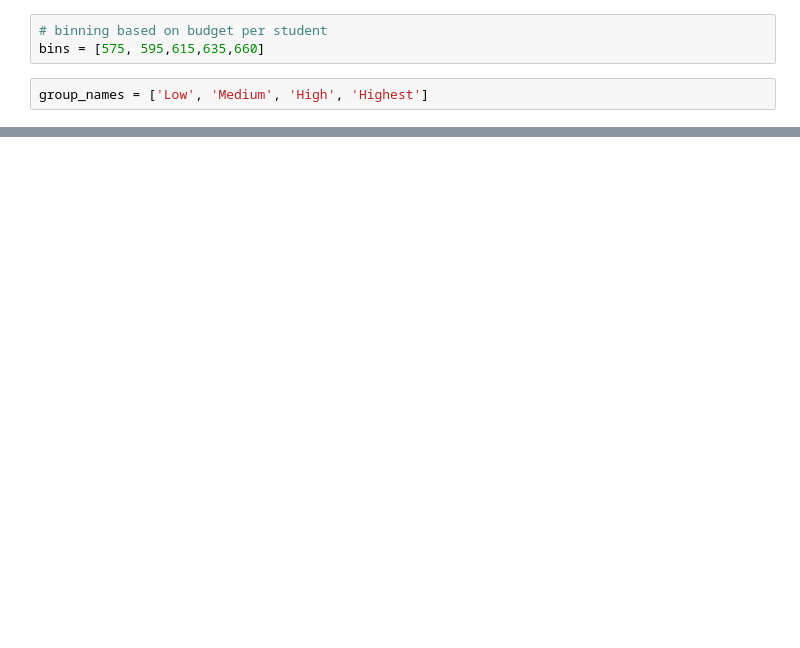
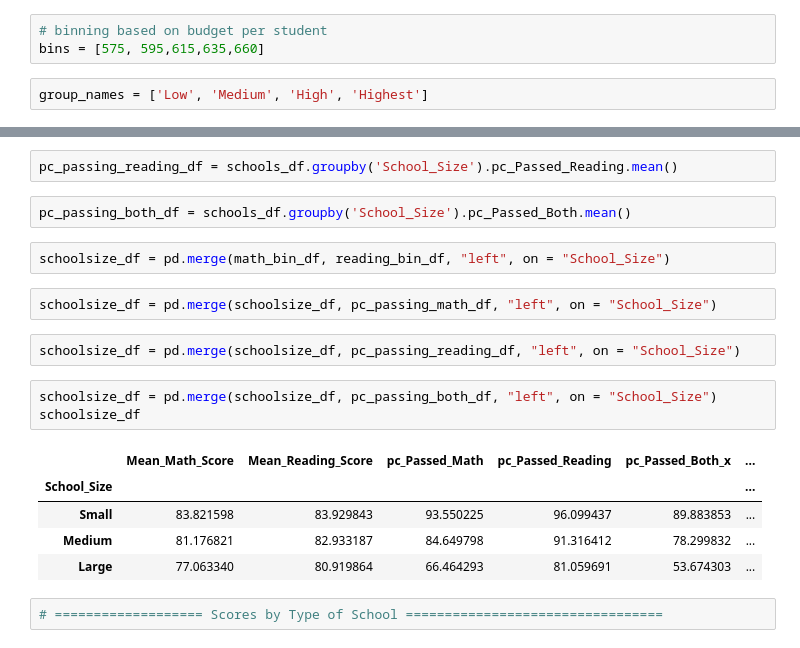
Before and after one commit to fbarillas08/pandas-challenge, a Jupyter notebook: PyCitySchools_FAB.ipynb, the cells around one changed output, grey strips where cells are left out. Drawn from its saved outputs; the diff is of its cells as text; blank space fills up the shorter version.

```diff
--- a/PyCitySchools_FAB.ipynb
+++ b/PyCitySchools_FAB.ipynb
@@ -657,0 +707,21 @@ student_investment_df
+# %%
+pc_passing_reading_df = schools_df.groupby('School_Size').pc_Passed_Reading.mean()
+# %%
+pc_passing_both_df = schools_df.groupby('School_Size').pc_Passed_Both.mean()
+# %%
+schoolsize_df = pd.merge(math_bin_df, reading_bin_df, "left", on = "School_Size")
+# %%
+schoolsize_df = pd.merge(schoolsize_df, pc_passing_math_df, "left", on = "School_Size")
+# %%
+schoolsize_df = pd.merge(schoolsize_df, pc_passing_reading_df, "left", on = "School_Size")
+# %%
+schoolsize_df = pd.merge(schoolsize_df, pc_passing_both_df, "left", on = "School_Size")
+schoolsize_df
+# %% [output]
+|  | Mean_Math_Score | Mean_Reading_Score | pc_Passed_Math | pc_Passed_Reading | pc_Passed_Both_x | ... |
+| School_Size |  |  |  |  |  | ... |
+| Small | 83.821598 | 83.929843 | 93.550225 | 96.099437 | 89.883853 | ... |
+| Medium | 81.176821 | 82.933187 | 84.649798 | 91.316412 | 78.299832 | ... |
+| Large | 77.063340 | 80.919864 | 66.464293 | 81.059691 | 53.674303 | ... |
+# %%
+# =================== Scores by Type of School =================================
```
Also changed, not shown: parts of 27 cells of this notebook.
